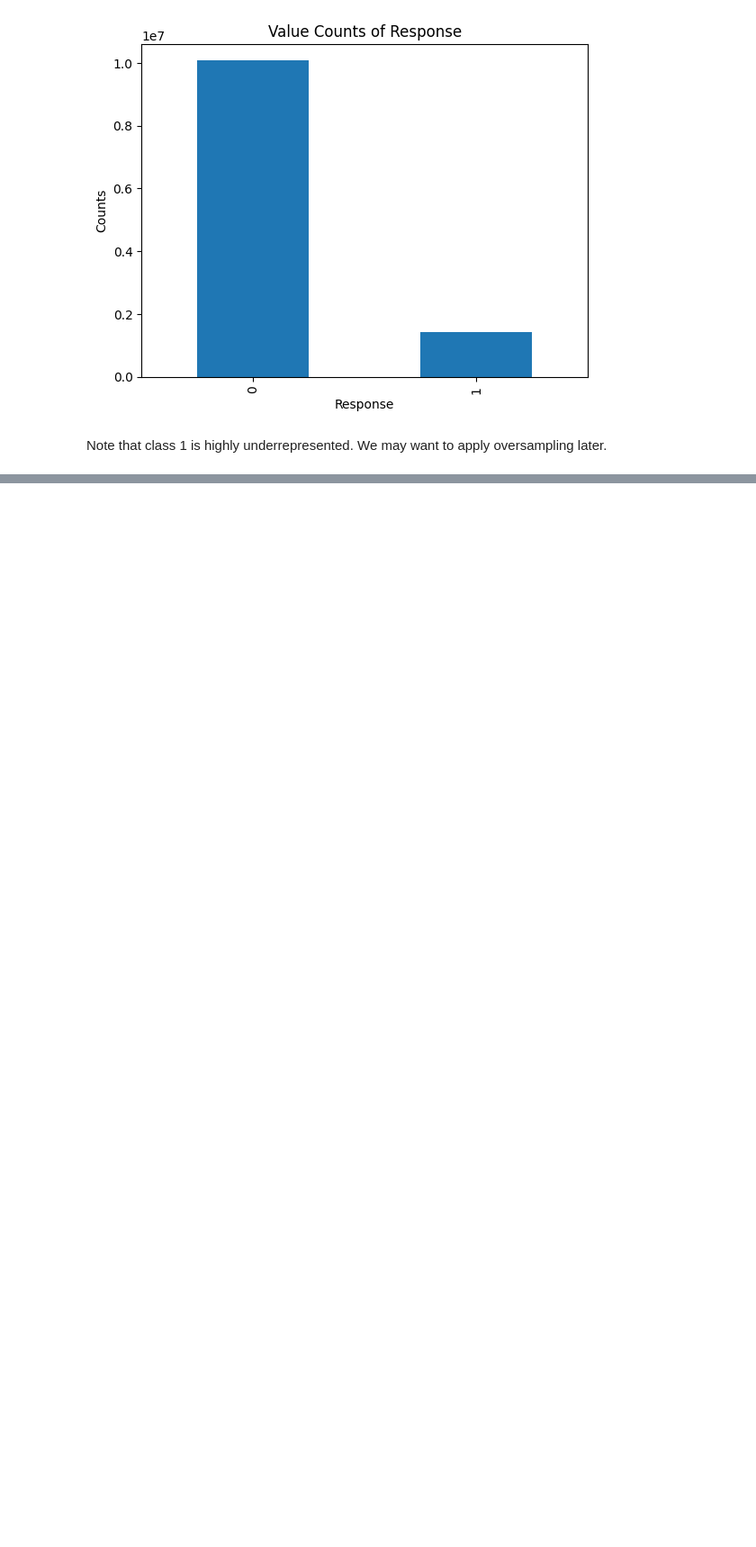
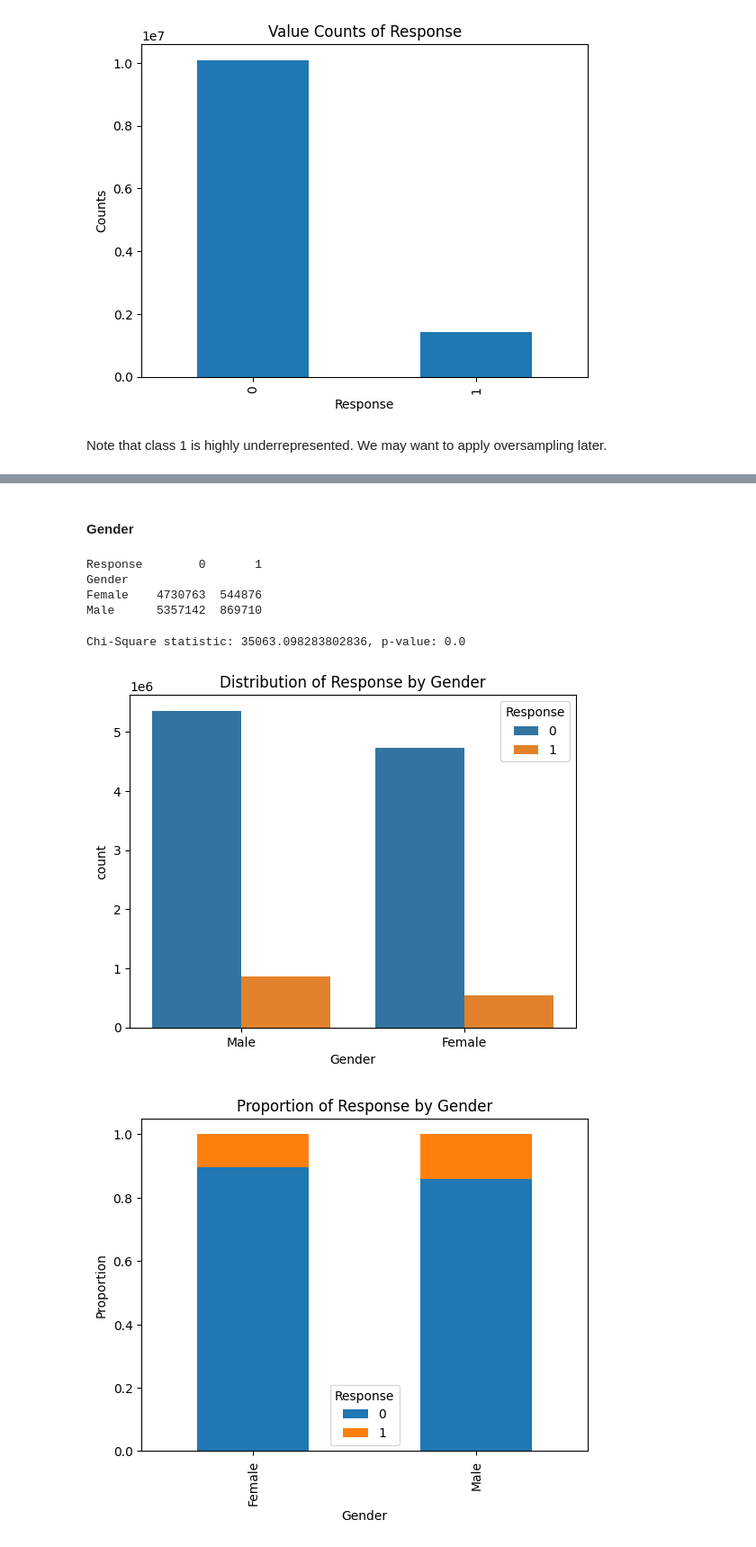
Before and after one commit to i-osipchyk/insurance-cross-selling, a Jupyter notebook: main.ipynb, the cells around one changed output, grey strips where cells are left out. Shown at 90% size. Drawn from its saved outputs; the diff is of its cells as text; code cells hidden in the pictures; blank space fills up the shorter version.

```diff
--- a/main.ipynb
+++ b/main.ipynb
@@ -210,0 +229,31 @@ Note that class 1 is highly underrepresented. We may want to apply oversampling
+# %% [markdown]
+#### Gender
+# %%
+contingency_table = pd.crosstab(train['Gender'], train['Response'])
+print(contingency_table)
+# %% [output]
+Response        0       1
+Gender
+Female    4730763  544876
+Male      5357142  869710
+# %%
+from scipy.stats import chi2_contingency
+
+chi2, p, dof, ex = chi2_contingency(contingency_table)
+print(f"Chi-Square statistic: {chi2}, p-value: {p}")
+# %% [output]
+Chi-Square statistic: 35063.098283802836, p-value: 0.0
+# %%
+sns.countplot(x='Gender', hue='Response', data=train)
+plt.title('Distribution of Response by Gender')
+plt.show()
+
+contingency_table_normalized = contingency_table.div(contingency_table.sum(axis=1), axis=0)
+contingency_table_normalized.plot(kind='bar', stacked=True)
+plt.title('Proportion of Response by Gender')
+plt.xlabel('Gender')
+plt.ylabel('Proportion')
+plt.show()
+# %% [output]
+[figure, added]
+[figure, added]
```
Also changed, not shown: parts of 61 cells of this notebook.
